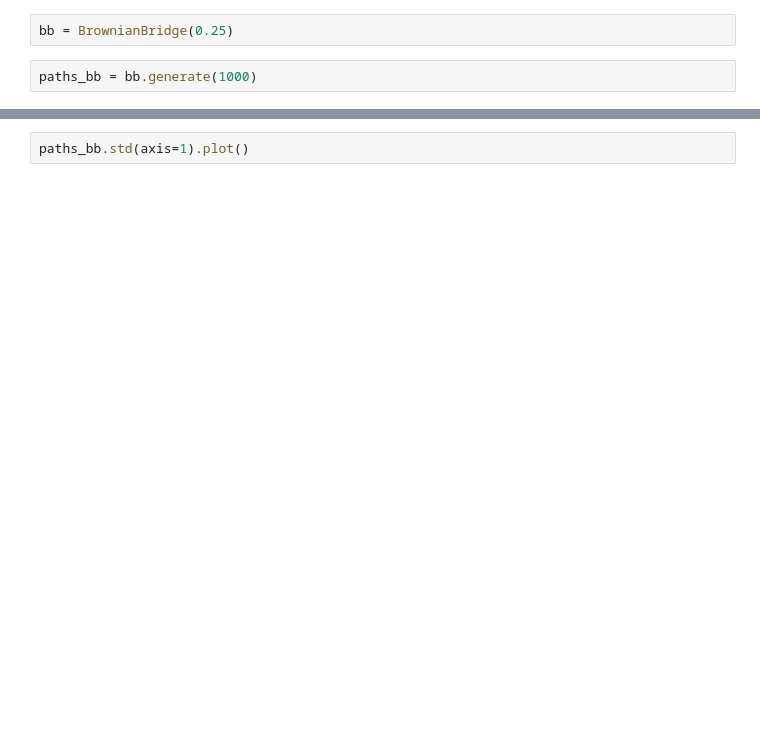
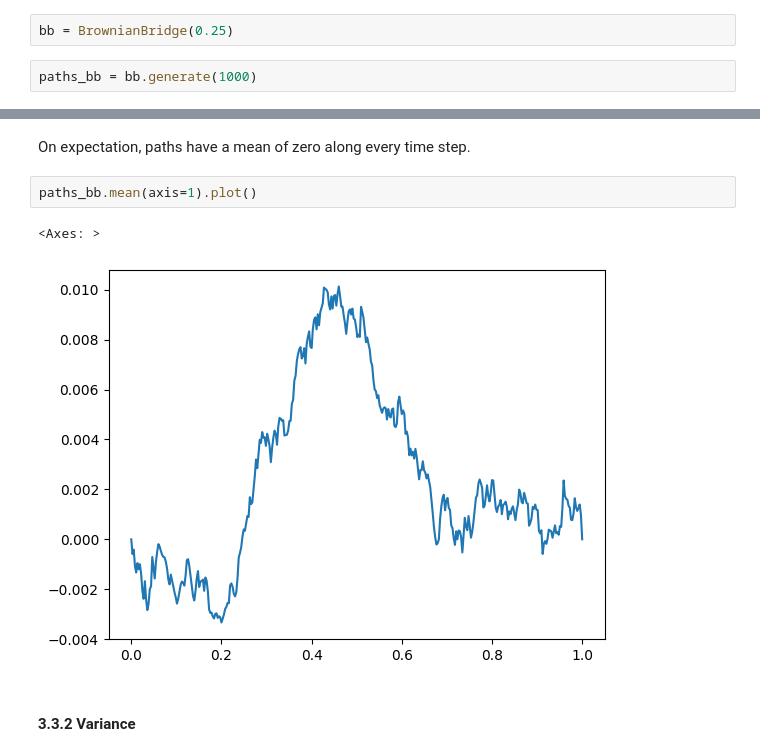
Before and after one commit to PascalLemieux/Paths-Generation, a Jupyter notebook: notebooks/processes.ipynb, the cells around one changed output, grey strips where cells are left out. Drawn from its saved outputs; the diff is of its cells as text; blank space fills up the shorter version.

```diff
--- a/notebooks/processes.ipynb
+++ b/notebooks/processes.ipynb
@@ -178,2 +257,9 @@ paths_bb.iloc[-1,:].mean()
+# %% [markdown]
+On expectation, paths have a mean of zero along every time step.
 # %%
-paths_bb.std(axis=1).plot()
+paths_bb.mean(axis=1).plot()
+# %% [output]
+<Axes: >
+[figure, added]
+# %% [markdown]
+#### 3.3.2 Variance
```
Also changed, not shown: parts of 32 cells of this notebook.
